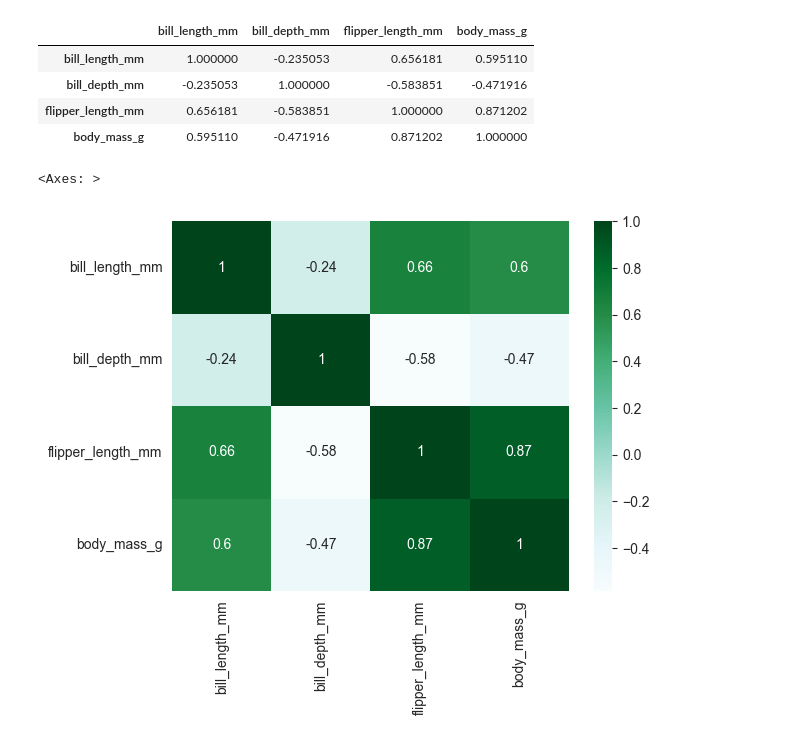
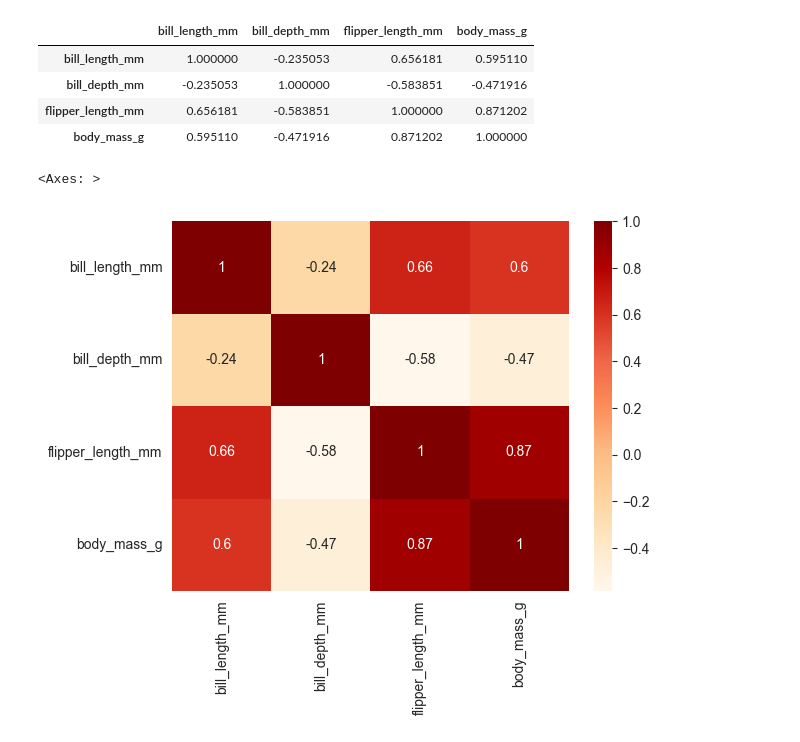
Before and after one commit to scottryanw/data-fun-06-eda, a Jupyter notebook: Williamson_EDA.ipynb, the cells around one changed output. Drawn from its saved outputs; the diff is of its cells as text; code cells hidden in the pictures.

```diff
--- a/Williamson_EDA.ipynb
+++ b/Williamson_EDA.ipynb
@@ -114,7 +114,7 @@ for col in df.select_dtypes(include=['float64', 'category']).columns:
 [figure]
 [figure]
 # %%
-correlation_matrix=df.select_dtypes(include=['float64', 'category']).corr()
+correlation_matrix=df.select_dtypes(include=['number']).corr()
 
 correlation_matrix
 # %% [output]
@@ -124,7 +124,7 @@ correlation_matrix
 | flipper_length_mm | 0.656181 | -0.583851 | 1.000000 | 0.871202 |
 | body_mass_g | 0.595110 | -0.471916 | 0.871202 | 1.000000 |
 # %%
-sns.heatmap(correlation_matrix,annot=True, cmap="BuGn")
+sns.heatmap(correlation_matrix,annot=True, cmap="OrRd")
 # %% [output]
 <Axes: >
-[figure, old version]
+[figure, new version]
```
Also changed, not shown: parts of 6 cells of this notebook.
